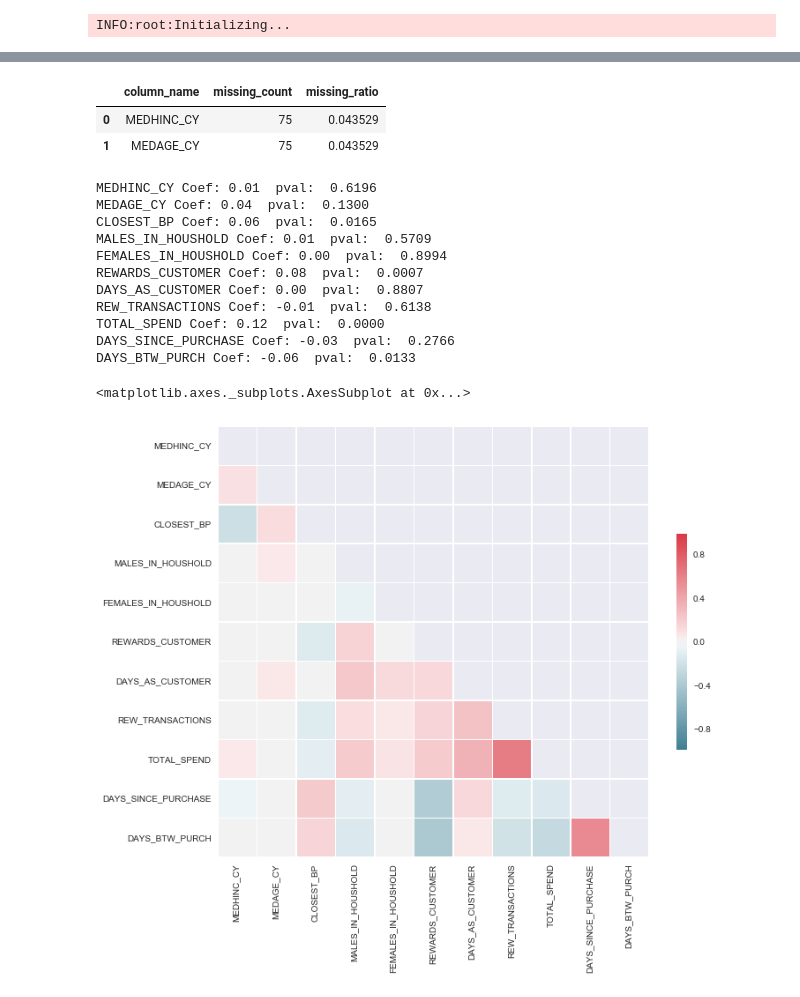
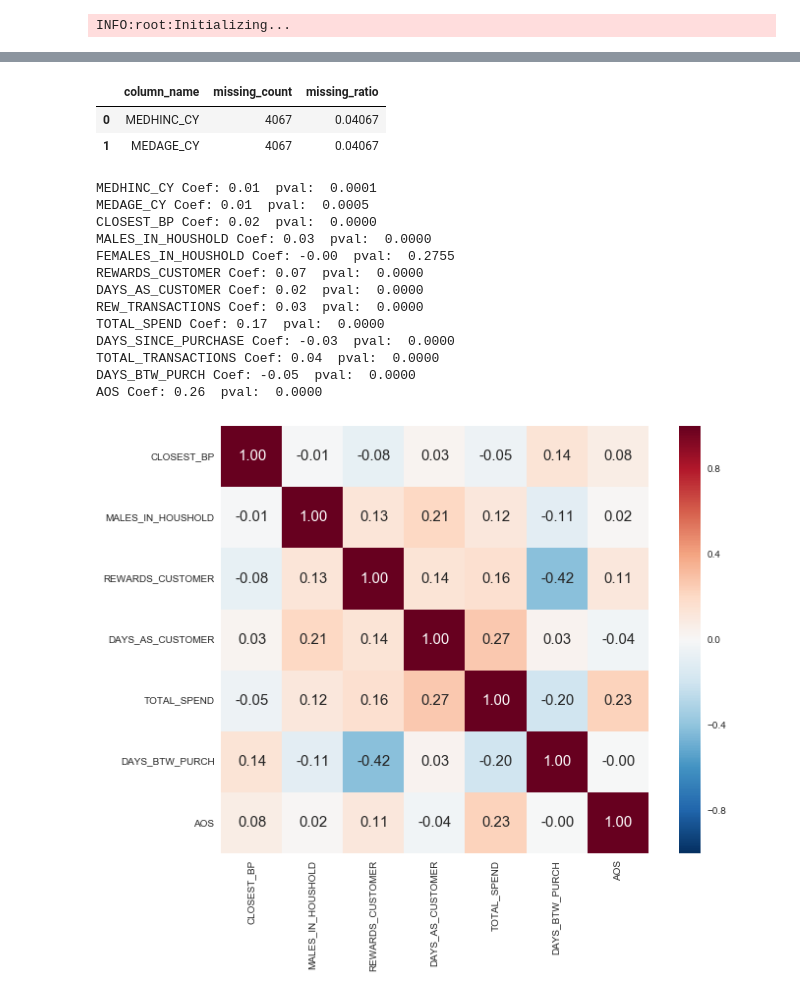
Before and after one commit to FloobtheGreat/IPy_Notebooks, a Jupyter notebook: Analyses/TabModeling_Linear.ipynb, the cells around one changed output, grey strips where cells are left out. Saved outputs shown, nothing was run; the diff lists cells and outputs as text; code cells hidden in the pictures.

```diff
--- a/Analyses/TabModeling_Linear.ipynb
+++ b/Analyses/TabModeling_Linear.ipynb
@@ -32,10 +34,11 @@ helper = HelperPI.Helper()
 INFO:root:Initializing...
 # %%
 #base, dtypesdf = helper.readData(sql)
-base = pd.read_csv(r'C:\users\pairwin\Documents\GitHub\IPy_Notebooks\SQL\tab_model.csv', parse_dates=['DATE_VALUE'])
-base = base[base['TARGET_VALUE15'] > 0]
+base = pd.read_csv(r'C:\users\pairwin\Documents\GitHub\IPy_Notebooks\SQL\tab_model_linear.csv', parse_dates=['DATE_VALUE'])
 #base = pd.read_csv(r'/home/pirwin/Git/IPy_Notebooks/SQL/tab_model.csv',parse_dates=['DATE_VALUE'])
 base['DAYS_BTW_PURCH'] = base['DAYS_AS_CUSTOMER']/base['TOTAL_TRANSACTIONS']
+base['AOS'] = base['TOTAL_SPEND'] / base['TOTAL_TRANSACTIONS']
+
 #dtypes = helper.getDtypes(base)
 base.describe()
 # %% [output]
@@ -51,7 +54,7 @@ base.describe()
 # %%
 collist = ['MEDHINC_CY','MEDAGE_CY','CLOSEST_BP','MALES_IN_HOUSHOLD','FEMALES_IN_HOUSHOLD','REWARDS_CUSTOMER',
-          'DAYS_AS_CUSTOMER','REW_TRANSACTIONS','TOTAL_SPEND','DAYS_SINCE_PURCHASE',
-          'DAYS_BTW_PURCH']
+          'DAYS_AS_CUSTOMER','REW_TRANSACTIONS','TOTAL_SPEND','DAYS_SINCE_PURCHASE', 'TOTAL_TRANSACTIONS',
+          'DAYS_BTW_PURCH','AOS']
 X = base[collist]
 y = base['TARGET_VALUE15']
 # %%
@@ -61,51 +64,49 @@ missing_df['missing_ratio'] = missing_df['missing_count'] / X.shape[0]
 missing_df.loc[missing_df['missing_ratio']>0.01]
 # %% [output]
 |  | column_name | missing_count | missing_ratio |
-| 0 | MEDHINC_CY | 75 | 0.043529 |
-| 1 | MEDAGE_CY | 75 | 0.043529 |
+| 0 | MEDHINC_CY | 4067 | 0.04067 |
+| 1 | MEDAGE_CY | 4067 | 0.04067 |
 # %%
 imr = Imputer(missing_values='NaN',strategy='median',axis=0)
 imr = imr.fit(X)
 imputed_data = pd.DataFrame(imr.transform(X.values), columns = collist)
 
 for var in collist:
     coef, pval = stats.pointbiserialr(imputed_data[var].as_matrix(), y.as_matrix())
 
     print(var + ' Coef: %.2f  pval:  %.4f' % (coef, pval))
 
 
-collist2 = ['MEDHINC_CY','MEDAGE_CY','CLOSEST_BP','MALES_IN_HOUSHOLD','FEMALES_IN_HOUSHOLD','REWARDS_CUSTOMER',
-          'DAYS_AS_CUSTOMER','REW_TRANSACTIONS','TOTAL_SPEND','DAYS_SINCE_PURCHASE',
-          'DAYS_BTW_PURCH']
+collist2 = ['CLOSEST_BP','MALES_IN_HOUSHOLD','REWARDS_CUSTOMER',
+          'DAYS_AS_CUSTOMER','TOTAL_SPEND','DAYS_BTW_PURCH','AOS']
 
 imputed_data2 = imputed_data[collist2]
 
 corr = imputed_data2.corr()
 
-# Generate a mask for the upper triangle
-mask = np.zeros_like(corr, dtype=np.bool)
-mask[np.triu_indices_from(mask)] = True
-
-# Set up the matplotlib figure
-f, ax = plt.subplots(figsize=(11, 9))
-
-# Generate a custom diverging colormap
-cmap = sns.diverging_palette(220, 10, as_cmap=True)
 
 # Draw the heatmap with the mask and correct aspect ratio
-sns.heatmap(corr, mask=mask, cmap=cmap, vmax=.99, center=0,
-            square=True, linewidths=.5, cbar_kws={"shrink": .5})
+sns.heatmap(corr,
+            cbar=True,
+            annot=True,
+            square=True,
+            fmt='.2f',
+            annot_kws={'size':15},
+            yticklabels=collist2,
+            xticklabels=collist2)
+sns.plt.show()
 # %% [output]
-MEDHINC_CY Coef: 0.01  pval:  0.6196
-MEDAGE_CY Coef: 0.04  pval:  0.1300
-CLOSEST_BP Coef: 0.06  pval:  0.0165
-MALES_IN_HOUSHOLD Coef: 0.01  pval:  0.5709
-FEMALES_IN_HOUSHOLD Coef: 0.00  pval:  0.8994
-REWARDS_CUSTOMER Coef: 0.08  pval:  0.0007
-DAYS_AS_CUSTOMER Coef: 0.00  pval:  0.8807
-REW_TRANSACTIONS Coef: -0.01  pval:  0.6138
-TOTAL_SPEND Coef: 0.12  pval:  0.0000
-DAYS_SINCE_PURCHASE Coef: -0.03  pval:  0.2766
-DAYS_BTW_PURCH Coef: -0.06  pval:  0.0133
+MEDHINC_CY Coef: 0.01  pval:  0.0001
+MEDAGE_CY Coef: 0.01  pval:  0.0005
+CLOSEST_BP Coef: 0.02  pval:  0.0000
+MALES_IN_HOUSHOLD Coef: 0.03  pval:  0.0000
+FEMALES_IN_HOUSHOLD Coef: -0.00  pval:  0.2755
+REWARDS_CUSTOMER Coef: 0.07  pval:  0.0000
+DAYS_AS_CUSTOMER Coef: 0.02  pval:  0.0000
+REW_TRANSACTIONS Coef: 0.03  pval:  0.0000
+TOTAL_SPEND Coef: 0.17  pval:  0.0000
+DAYS_SINCE_PURCHASE Coef: -0.03  pval:  0.0000
+TOTAL_TRANSACTIONS Coef: 0.04  pval:  0.0000
+DAYS_BTW_PURCH Coef: -0.05  pval:  0.0000
+AOS Coef: 0.26  pval:  0.0000
-<matplotlib.axes._subplots.AxesSubplot at 0x...>
-[figure, old version]
+[figure, new version]
```
Also changed, not shown: parts of 10 cells of this notebook, 8 other files.
